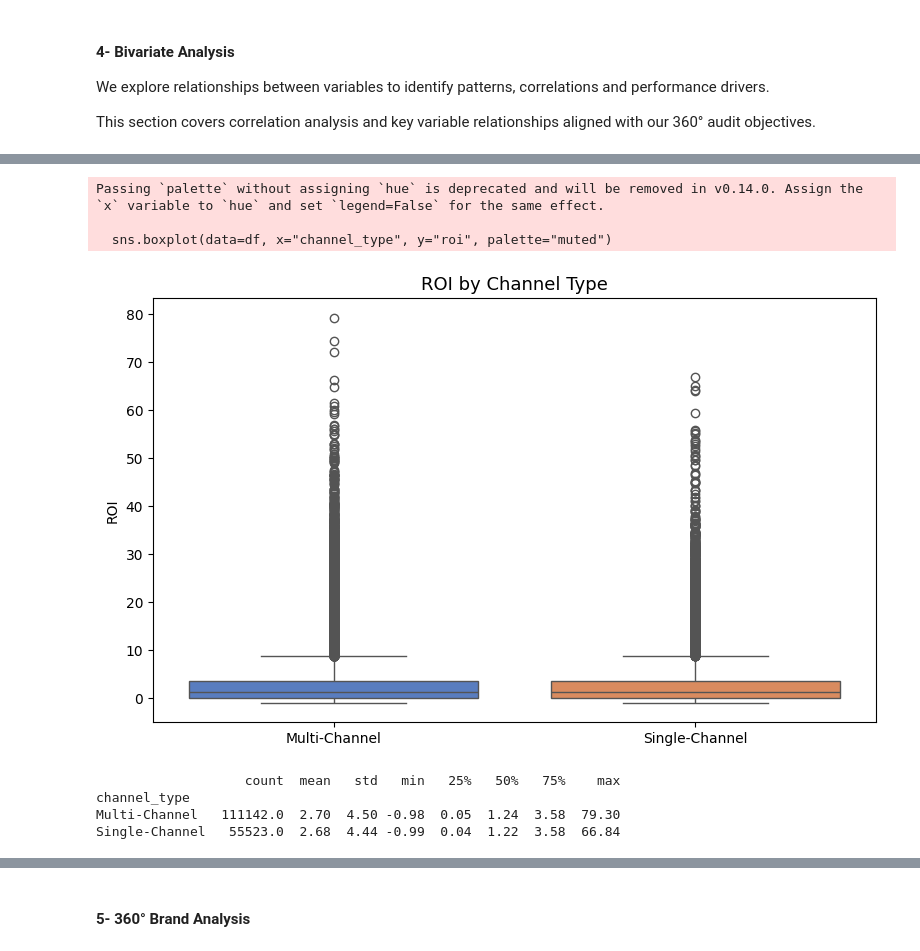
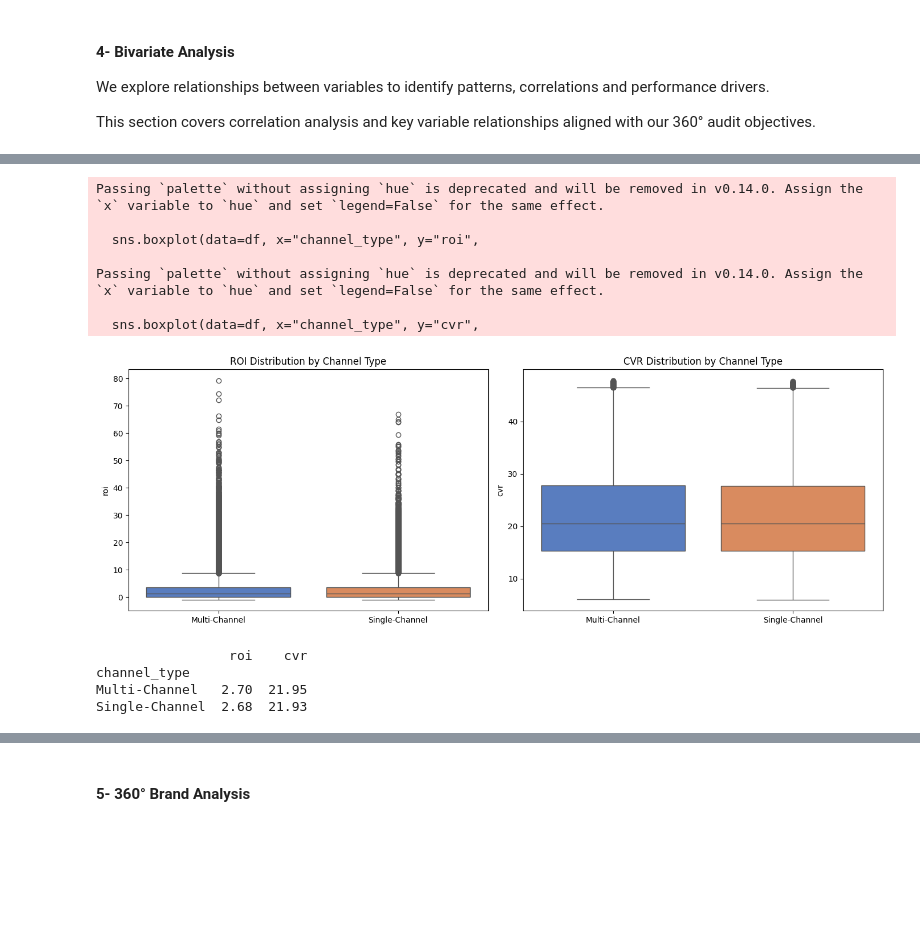
Before and after one commit to salimatter/marketing-campaign-audit, a Jupyter notebook: multi_brand_marketing_campaign.ipynb, the cells around one changed output, grey strips where cells are left out. Saved outputs shown, nothing was run; the diff lists cells and outputs as text; code cells hidden in the pictures; blank space fills up the shorter version.

Commit message:
updated bivariate analysis

```diff
--- a/multi_brand_marketing_campaign.ipynb
+++ b/multi_brand_marketing_campaign.ipynb
@@ -212,7 +212,16 @@ dtype: int64
 # %% [markdown]
 ➡️ The initial exploration of the `channel_used` column revealed that some campaigns leverage multiple marketing channels simultaneously. This distinction between single-channel and multi-channel campaigns is important, as it may significantly impact performance metrics such as ROI, conversions, and engagement.
 # %%
+# Feature engineering
+
 # Creating channel_type column to distinguish single vs multi-channel campaigns
 df["channel_type"] = df["channel_used"].apply(
     lambda x: "Multi-Channel" if "," in x else "Single-Channel"
 )
+
+# Creating derived marketing metrics for deeper performance analysis
+df["ctr"] = (df["clicks"] / df["impressions"] * 100).round(2)       # Click-Through Rate (%)
+df["cvr"] = (df["conversions"] / df["clicks"] * 100).round(2)       # Conversion Rate (%)
+
+print("New columns added :", ["channel_type", "ctr", "cvr"])
+print(df[["channel_type", "ctr", "cvr"]].head(5))
@@ -493,23 +595,31 @@ plt.show()
 # %%
-# Comparing ROI between single and multi-channel campaigns
-# Tests whether multi-channel strategy delivers better returns
+# ROI comparison between single and multi-channel campaigns
+fig, axes = plt.subplots(1, 2, figsize=(14, 5))
 
-plt.figure(figsize=(8, 5))
-sns.boxplot(data=df, x="channel_type", y="roi", palette="muted")
-plt.title("ROI by Channel Type", fontsize=13)
-plt.xlabel("")
-plt.ylabel("ROI")
+sns.boxplot(data=df, x="channel_type", y="roi",
+            palette="muted", ax=axes[0])
+axes[0].set_title("ROI Distribution by Channel Type")
+axes[0].set_xlabel("")
+
+sns.boxplot(data=df, x="channel_type", y="cvr",
+            palette="muted", ax=axes[1])
+axes[1].set_title("CVR Distribution by Channel Type")
+axes[1].set_xlabel("")
+
 plt.tight_layout()
 plt.show()
 
-# Summary statistics
-print(df.groupby("channel_type")["roi"].describe().round(2))
+print(df.groupby("channel_type")[["roi", "cvr"]].mean().round(2))
 # %% [output]
 Passing `palette` without assigning `hue` is deprecated and will be removed in v0.14.0. Assign the `x` variable to `hue` and set `legend=False` for the same effect.
 
-  sns.boxplot(data=df, x="channel_type", y="roi", palette="muted")
+  sns.boxplot(data=df, x="channel_type", y="roi",
+
+Passing `palette` without assigning `hue` is deprecated and will be removed in v0.14.0. Assign the `x` variable to `hue` and set `legend=False` for the same effect.
+
+  sns.boxplot(data=df, x="channel_type", y="cvr",
-[figure, old version]
+[figure, new version]
-                   count  mean   std   min   25%   50%   75%    max
+                 roi    cvr
 channel_type
-Multi-Channel   111142.0  2.70  4.50 -0.98  0.05  1.24  3.58  79.30
-Single-Channel   55523.0  2.68  4.44 -0.99  0.04  1.22  3.58  66.84
+Multi-Channel   2.70  21.95
+Single-Channel  2.68  21.93
```
Also changed, not shown: parts of 19 cells of this notebook.
